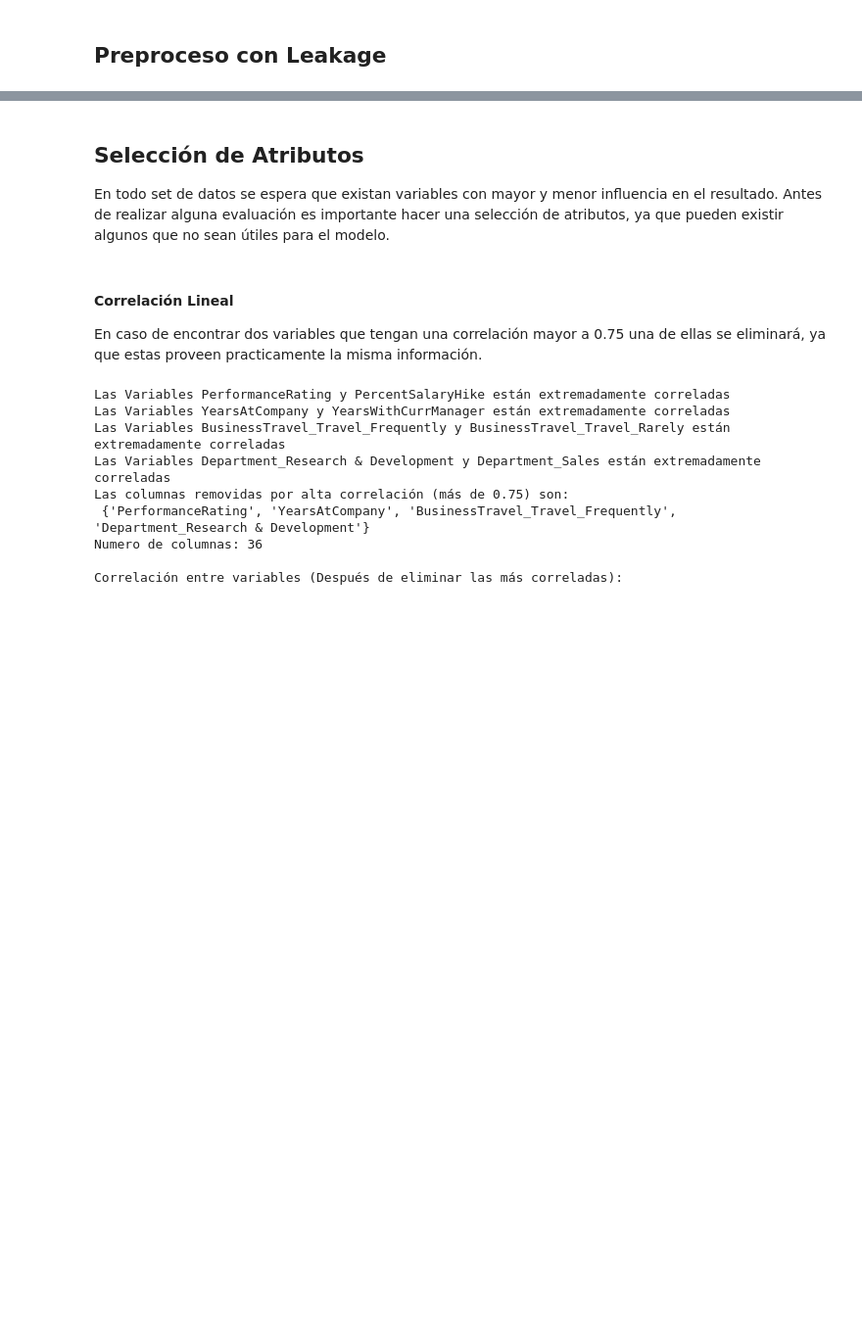
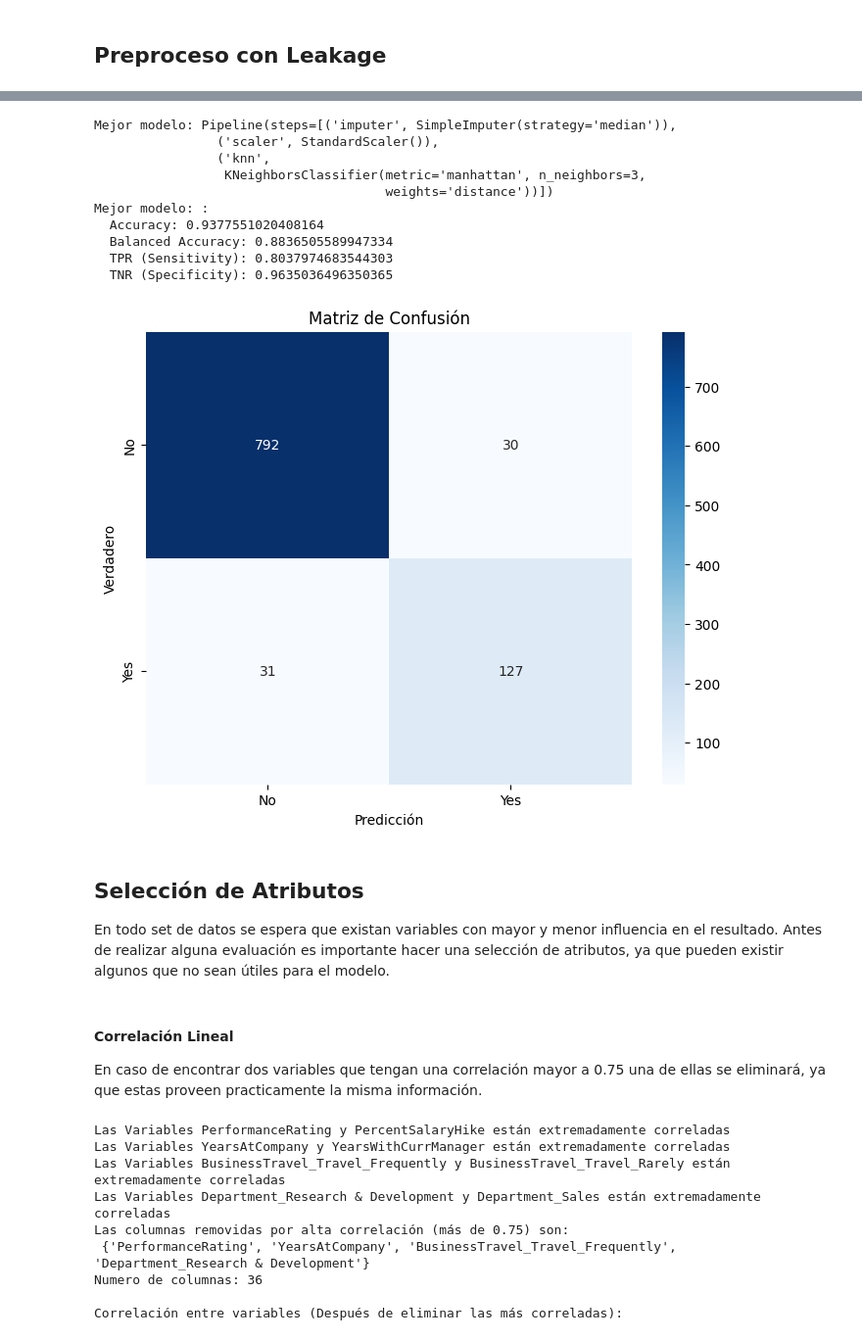
Before and after one commit to 100485446-UC3M/Primera_Practica_Machine_Learning_Grupo16, a Jupyter notebook: Predicciones.ipynb, the cells around one changed output, grey strips where cells are left out. Shown at 98% size. Drawn from its saved outputs; the diff is of its cells as text; code cells hidden in the pictures; blank space fills up the shorter version.

Commit message:
Implementación de pipelines, inner y outer evaluation

```diff
--- a/Predicciones.ipynb
+++ b/Predicciones.ipynb
@@ -141,7 +141,7 @@ Ahora vamos a codificar las variables c:ategóricas, para esto utilizaremos el m
 # %%
 onehot_columns = ['BusinessTravel', 'Gender','Department', 'EducationField', 'JobRole', 'MaritalStatus']
 x = pd.get_dummies(x, columns=onehot_columns, drop_first=True)
-x = x.astype(int)
+x = x.astype({col: "Int64" for col in x.select_dtypes(include=["bool"]).columns})
 
 print(x.head())
 print(f"Numero de columnas: {x.shape[1]}")
@@ -189,0 +199,10 @@ Valores nulos restantes después de imputación: 0
+# %%
+from sklearn.model_selection import train_test_split, StratifiedKFold, KFold as KFolds
+
+# División para la evaluación externa
+x_train, x_test, y_train, y_test = train_test_split(x, y, test_size=1/3, random_state=100495966, stratify=y)
+
+# División para evaluación interna (utilizamos esta función porque es desbalanceado)
+inner = StratifiedKFold(n_splits=3, shuffle=True, random_state=100495966)
+
+interna = {}
@@ -190,3 +337,68 @@ Valores nulos restantes después de imputación: 0
+# %%
+from sklearn.metrics import confusion_matrix, balanced_accuracy_score, accuracy_score
+from sklearn.model_selection import cross_val_predict
+import matplotlib.pyplot as plt
+import seaborn as sns
+
+#y_pred = cross_val_predict(pipeline_K_M_A, x_train, y_train, cv=inner)
+
+best_model.fit(x_train, y_train)
+y_pred = best_model.predict(x_test)
+
+# Calcular la matriz de confusión
+cm = confusion_matrix(y_test, y_pred)
+TP = cm[1, 1]  # Verdaderos positivos
+TN = cm[0, 0]  # Verdaderos negativos
+FP = cm[0, 1]  # Falsos positivos
+FN = cm[1, 0]  # Falsos negativos
+
+# Calcular las métricas
+accuracy = accuracy_score(y_test, y_pred)
+balanced_accuracy = balanced_accuracy_score(y_test, y_pred)
+TPR = TP / (TP + FN)  # Sensitividad (Proporción positivas clasificadas correctamente)
+TNR = TN / (TN + FP)  # Especificidad (Proporción clasificadas postivas que si los son)
+
+# Guardar los resultados
+metricas= {}
+
+# Imprimir el nombre del mejor modelo y sus hiperparámetros
+print(f"Mejor modelo: {grid_search.best_estimator_}")
+
+metricas["Mejor modelo: "] = {
+    "Accuracy": accuracy,
+    "Balanced Accuracy": balanced_accuracy,
+    "TPR (Sensitivity)": TPR,
+    "TNR (Specificity)": TNR
+}
+
+# Mostrar los resultados
+for name, metrics in metricas.items():
+    print(f"{name}:")
+    if isinstance(metrics, dict):  # Verificamos si el valor es un diccionario
+        for metric, value in metrics.items():
+            print(f"  {metric}: {value}")
+    else:  # Si es un valor numérico
+        print(f"  Score: {metrics}")
+
+# Dibujar la matriz de confusión usando seaborn
+plt.figure(figsize=(8, 6))
+sns.heatmap(cm, annot=True, fmt="d", cmap="Blues", xticklabels=["No", "Yes"], yticklabels=["No", "Yes"])
+plt.title("Matriz de Confusión")
+plt.xlabel("Predicción")
+plt.ylabel("Verdadero")
+plt.show()
+# %% [output]
+Mejor modelo: Pipeline(steps=[('imputer', SimpleImputer(strategy='median')),
+                ('scaler', StandardScaler()),
+                ('knn',
+                 KNeighborsClassifier(metric='manhattan', n_neighbors=3,
+                                      weights='distance'))])
+Mejor modelo: :
+  Accuracy: 0.9377551020408164
+  Balanced Accuracy: 0.8836505589947334
+  TPR (Sensitivity): 0.8037974683544303
+  TNR (Specificity): 0.9635036496350365
+[figure, added]
 # %% [markdown]
 ## Selección de Atributos
 En todo set de datos se espera que existan variables con mayor y menor influencia en el resultado. Antes de realizar alguna evaluación es importante hacer una selección de atributos, ya que pueden existir algunos que no sean útiles para el modelo.
```
Also changed, not shown: parts of 12 cells of this notebook.
